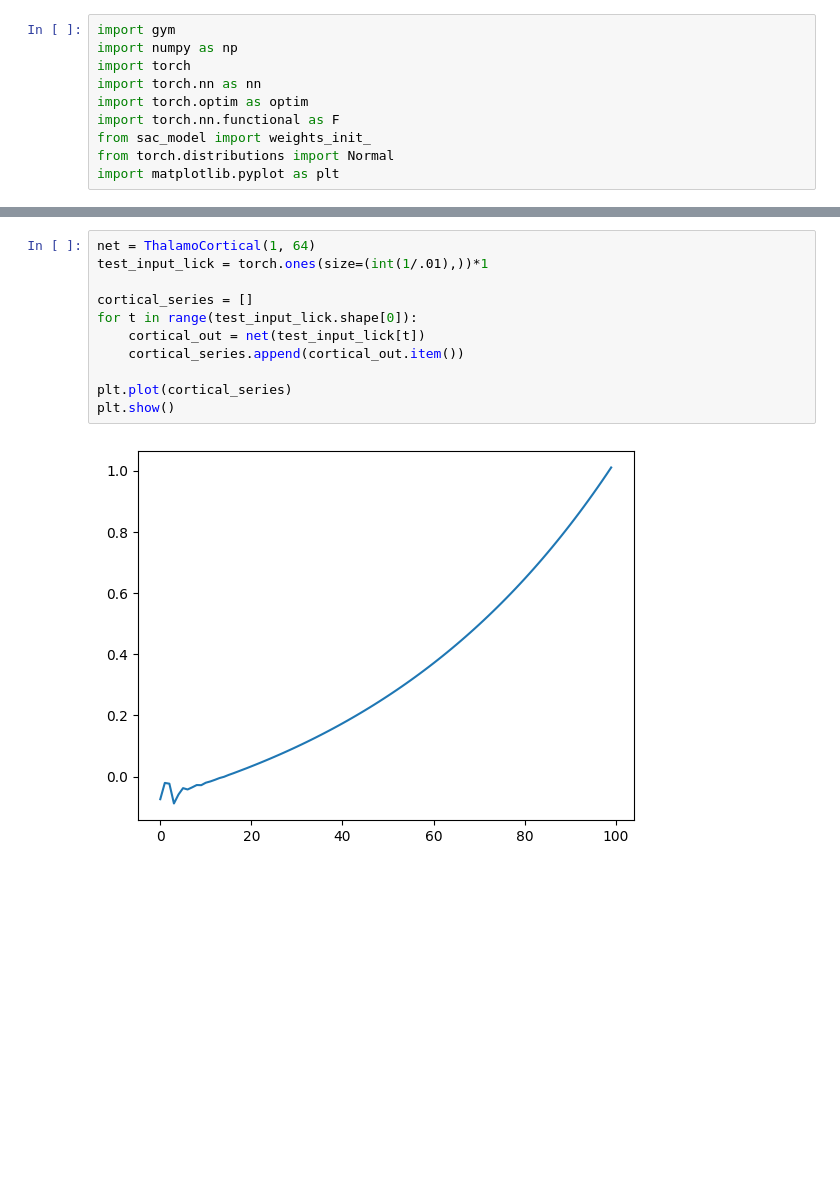
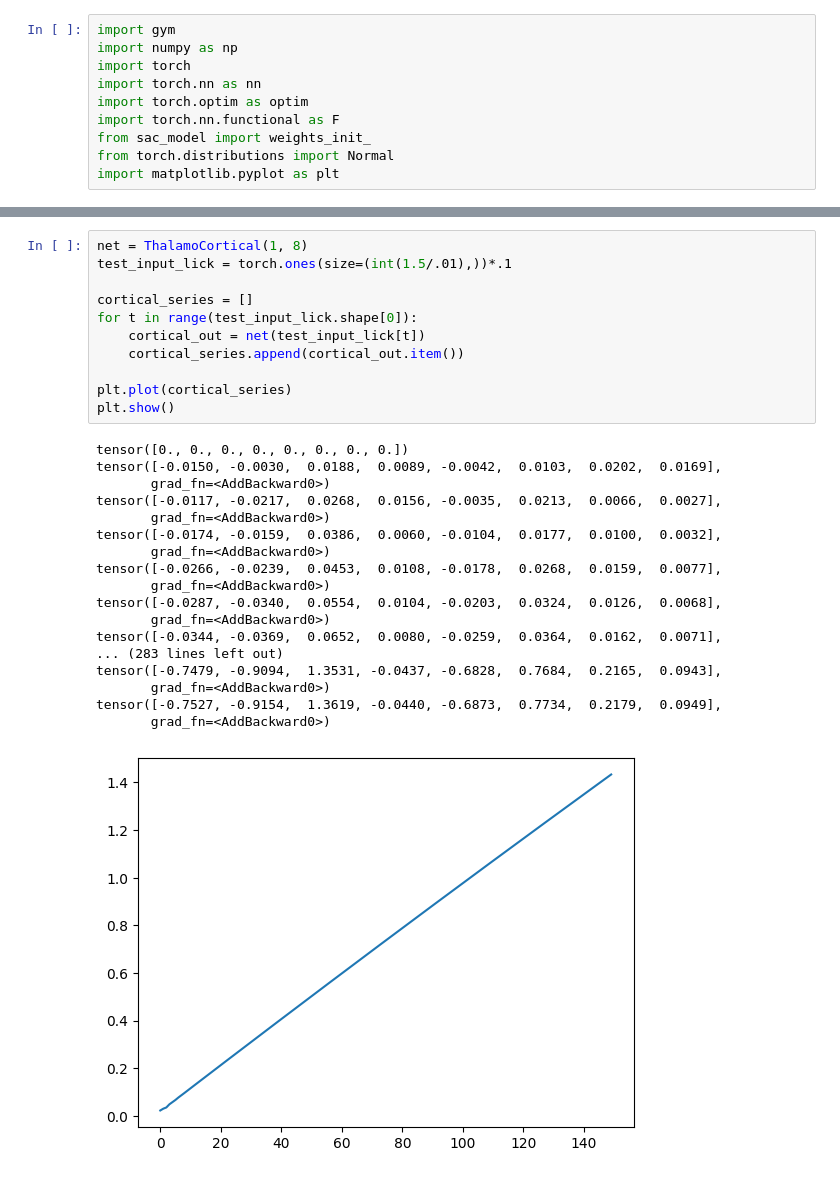
Before and after one commit to JohnLazzari/Mouse-Licking-RL, a Jupyter notebook: testing_env.ipynb, the cells around one changed output, grey strips where cells are left out. Drawn from its saved outputs; the diff is of its cells as text; blank space fills up the shorter version.

```diff
--- a/testing_env.ipynb
+++ b/testing_env.ipynb
@@ -45,15 +46,32 @@ class ThalamoCortical(nn.Module):
 
         return lick_prob
 # %%
-net = ThalamoCortical(1, 64)
-test_input_lick = torch.ones(size=(int(1/.01),))*1
+net = ThalamoCortical(1, 8)
+test_input_lick = torch.ones(size=(int(1.5/.01),))*.1
 
 cortical_series = []
 for t in range(test_input_lick.shape[0]):
     cortical_out = net(test_input_lick[t])
     cortical_series.append(cortical_out.item())
 
 plt.plot(cortical_series)
 plt.show()
 # %% [output]
+tensor([0., 0., 0., 0., 0., 0., 0., 0.])
+tensor([-0.0150, -0.0030,  0.0188,  0.0089, -0.0042,  0.0103,  0.0202,  0.0169],
+       grad_fn=<AddBackward0>)
+tensor([-0.0117, -0.0217,  0.0268,  0.0156, -0.0035,  0.0213,  0.0066,  0.0027],
+       grad_fn=<AddBackward0>)
+tensor([-0.0174, -0.0159,  0.0386,  0.0060, -0.0104,  0.0177,  0.0100,  0.0032],
+       grad_fn=<AddBackward0>)
+tensor([-0.0266, -0.0239,  0.0453,  0.0108, -0.0178,  0.0268,  0.0159,  0.0077],
+       grad_fn=<AddBackward0>)
+tensor([-0.0287, -0.0340,  0.0554,  0.0104, -0.0203,  0.0324,  0.0126,  0.0068],
+       grad_fn=<AddBackward0>)
+tensor([-0.0344, -0.0369,  0.0652,  0.0080, -0.0259,  0.0364,  0.0162,  0.0071],
+... (283 lines left out)
+tensor([-0.7479, -0.9094,  1.3531, -0.0437, -0.6828,  0.7684,  0.2165,  0.0943],
+       grad_fn=<AddBackward0>)
+tensor([-0.7527, -0.9154,  1.3619, -0.0440, -0.6873,  0.7734,  0.2179,  0.0949],
+       grad_fn=<AddBackward0>)
-[figure, old version]
+[figure, new version]
```
Also changed, not shown: parts of 1 cell of this notebook, 6 other files.
